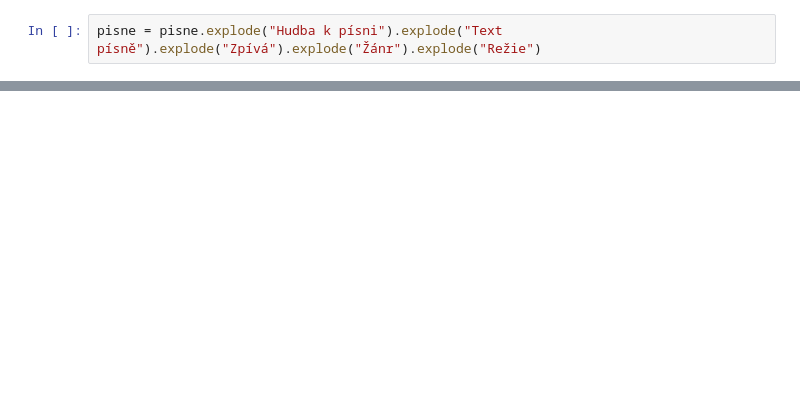
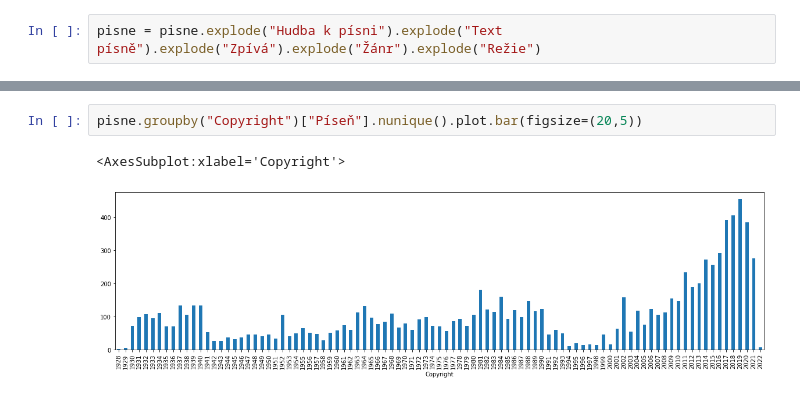
Before and after one commit to DataRozhlas/filmovy-prehled, a Jupyter notebook: 138 písně.ipynb, the cells around one changed output, grey strips where cells are left out. Cells and saved outputs as stored; diff of their text form; blank space fills up the shorter version.

```diff
--- a/138 písně.ipynb
+++ b/138 písně.ipynb
@@ -147,0 +217,5 @@ Name: Píseň, dtype: int64
+# %%
+pisne.groupby("Copyright")["Píseň"].nunique().plot.bar(figsize=(20,5))
+# %% [output]
+<AxesSubplot:xlabel='Copyright'>
+[figure, added]
```
Also changed, not shown: parts of 13 cells of this notebook, 12 other files.
